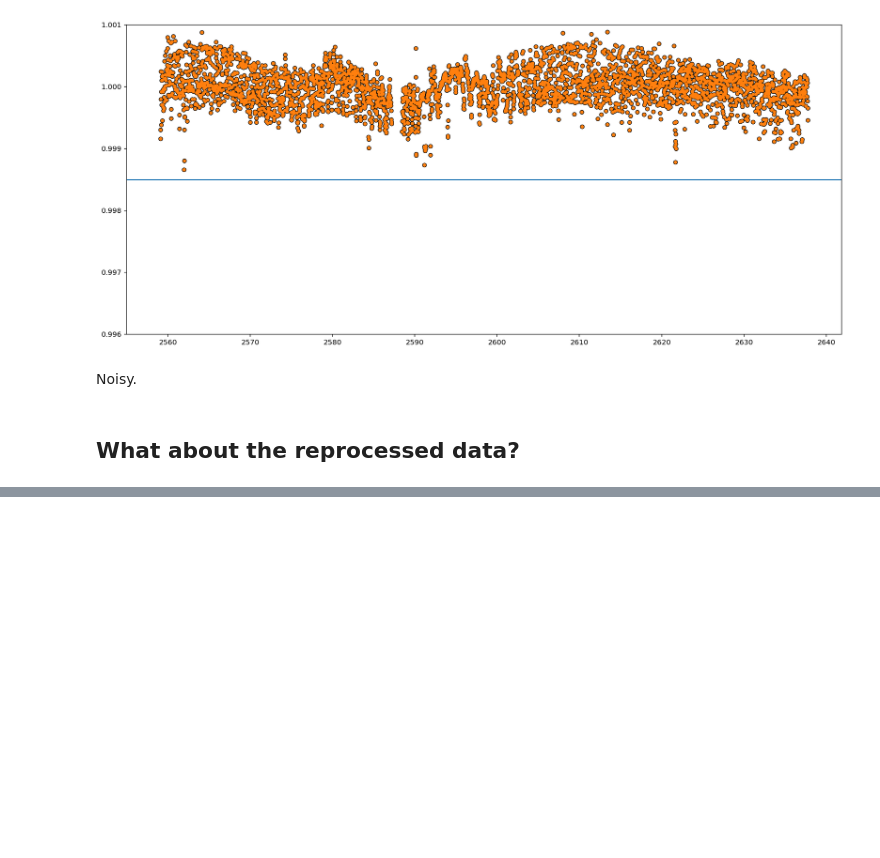
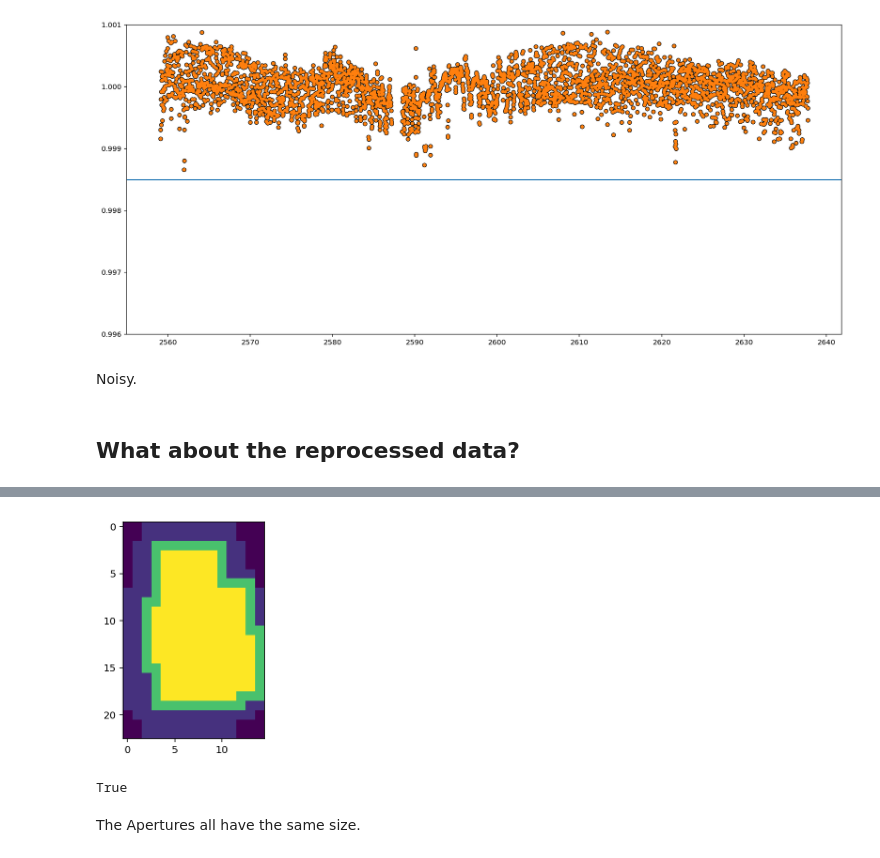
Before and after one commit to BrownDwarf/reprocess_or_not, a Jupyter notebook: notebooks/04.01-HD3167_reproduction.ipynb, the cells around one changed output, grey strips where cells are left out. Drawn from its saved outputs; the diff is of its cells as text; code cells hidden in the pictures; blank space fills up the shorter version.

```diff
--- a/notebooks/04.01-HD3167_reproduction.ipynb
+++ b/notebooks/04.01-HD3167_reproduction.ipynb
@@ -229,0 +245,12 @@ Noisy.
+# %%
+plt.imshow(hduk2961['APERTURE'].data);
+# %% [output]
+[figure, added]
+# %%
+(np.alltrue(hduk2912['APERTURE'].data == hduk['APERTURE'].data) &
+ np.alltrue(hduk2961['APERTURE'].data == hduk['APERTURE'].data) &
+ np.alltrue(hduk2856['APERTURE'].data == hduk['APERTURE'].data) )
+# %% [output]
+True
+# %% [markdown]
+The Apertures all have the same size.
```
Also changed, not shown: parts of 20 cells of this notebook.
